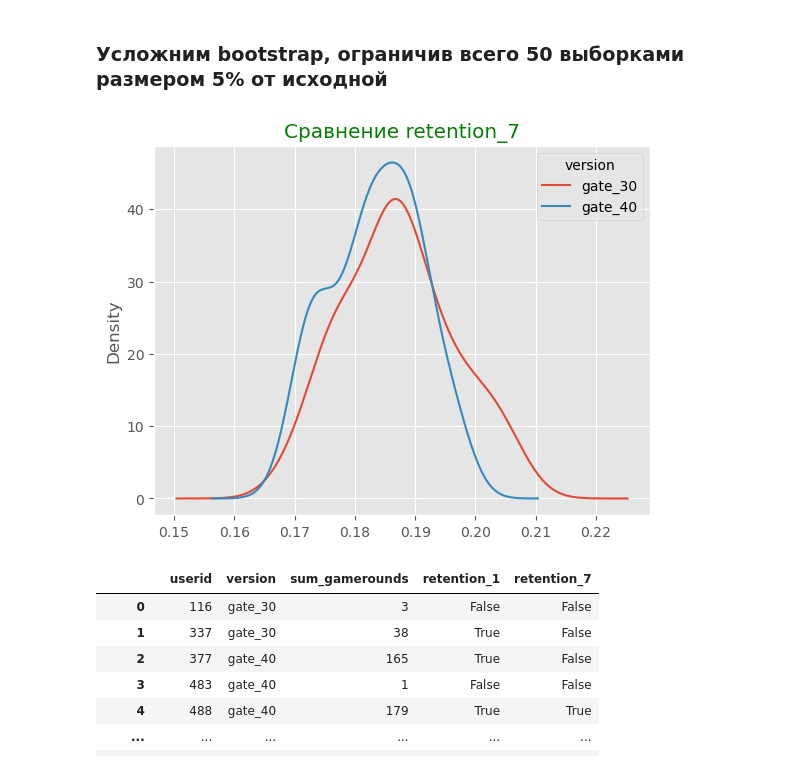
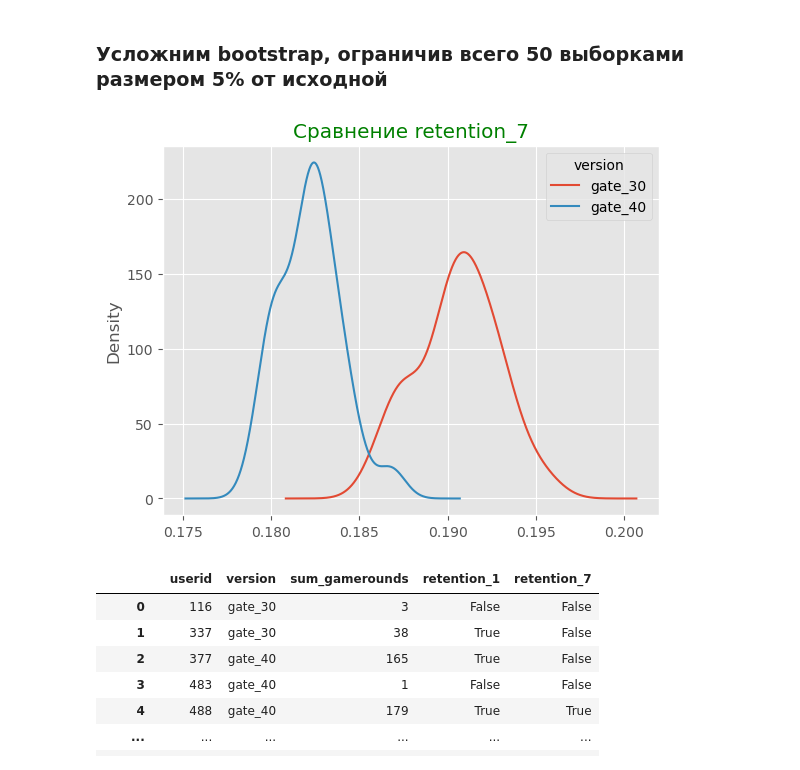
Before and after one commit to IgorBeHolder/Netology, a Jupyter notebook: Netology stats_A_B-testing HW.ipynb, the cells around one changed output. Drawn from its saved outputs; the diff is of its cells as text; code cells hidden in the pictures.

```diff
--- a/Netology stats_A_B-testing HW.ipynb
+++ b/Netology stats_A_B-testing HW.ipynb
@@ -694,24 +694,23 @@ def f_test(group1, group2):
 # %%
 # Применяем Bootstrap для того, чтобы более наглядно убедиться в наличии различий
 N = 50
-frac = 0.05
 # Creating a list with bootstrapped means for each AB-group
 # boot_1d - собираем статистику по средним, для неё можно применить t-тест
 boot_1d = []
 for i in range(N):
     #                               replace=    Allow or disallow sampling of the same row more than once.
-    boot_mean = data.sample(frac=frac, replace=True).groupby('version')['retention_7'].mean()  # retention_1
+    boot_mean = data.sample(frac=1, replace=True).groupby('version')['retention_7'].mean()  # retention_1
     boot_1d.append(boot_mean)
 
 # Преобразование списка в DataFrame
 boot_1d = pd.DataFrame(boot_1d)
 
 # A Kernel Density Estimate plot of the bootstrap distributions
 boot_1d.plot(kind='density')
 plt.title('Сравнение retention_7', c='g')
 plt.show()
 # %% [output]
-[figure, old version]
+[figure, new version]
 # %%
 data
 # %% [output]
```
Also changed, not shown: parts of 2 cells of this notebook, 9 other files.
